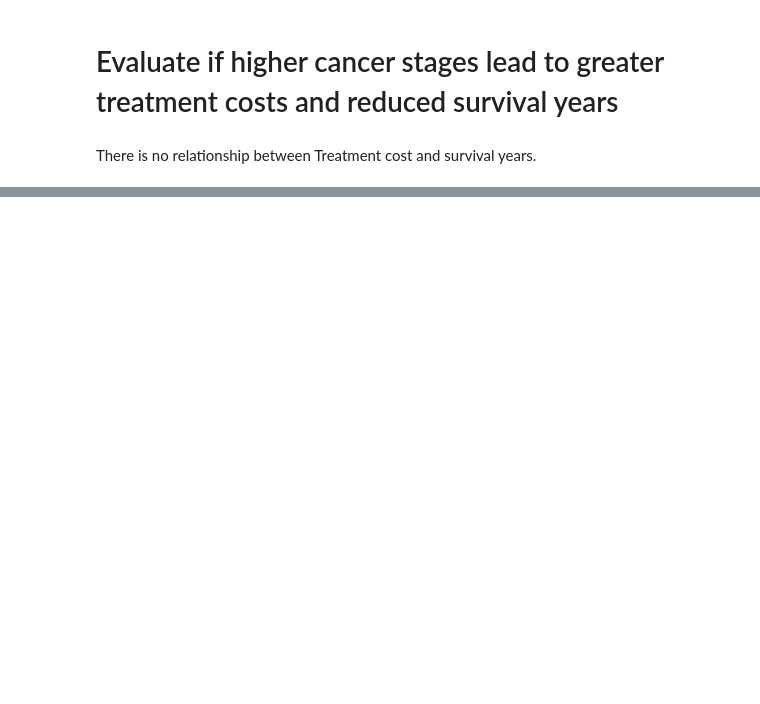
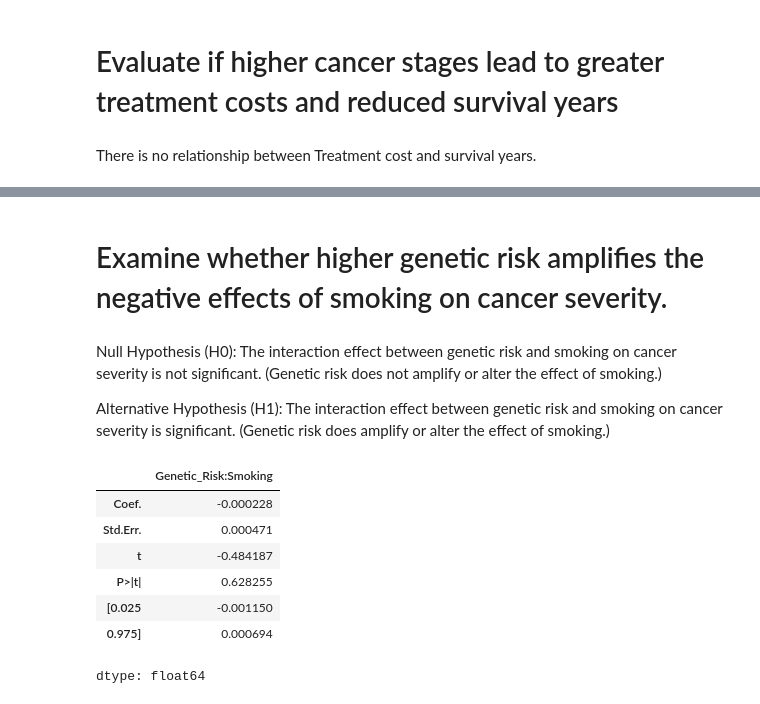
Before and after one commit to uneiz1103/global-cancer-eda-inferential-analysis, a Jupyter notebook: EDA_and_Inferential_Analysis.ipynb, the cells around one changed output, grey strips where cells are left out. Cells and saved outputs as stored; diff of their text form; code cells hidden in the pictures; blank space fills up the shorter version.

Commit message:
Final project update: Completed hypothesis testing, non-parametric comparison, and regression interaction analysis between Genetic Risk and Smoking

```diff
--- a/EDA_and_Inferential_Analysis.ipynb
+++ b/EDA_and_Inferential_Analysis.ipynb
@@ -571,0 +683,26 @@ Alternative Hypothesis (H1): At least one stage has a different survival duratio
+# %% [markdown]
+# Examine whether higher genetic risk amplifies the negative effects of smoking on cancer severity.
+# %% [markdown]
+Null Hypothesis (H0):
+The interaction effect between genetic risk and smoking on cancer severity is not significant.
+(Genetic risk does not amplify or alter the effect of smoking.)
+
+Alternative Hypothesis (H1):
+The interaction effect between genetic risk and smoking on cancer severity is significant.
+(Genetic risk does amplify or alter the effect of smoking.)
+# %%
+import statsmodels.formula.api as smf
+
+# Linear Regression
+model = smf.ols("Target_Severity_Score ~ Genetic_Risk * Smoking", data=data).fit()
+
+model.summary2().tables[1].loc["Genetic_Risk:Smoking"]
+# %% [output]
+|  | Genetic_Risk:Smoking |
+| Coef. | -0.000228 |
+| Std.Err. | 0.000471 |
+| t | -0.484187 |
+| P>|t| | 0.628255 |
+| [0.025 | -0.001150 |
+| 0.975] | 0.000694 |
+dtype: float64
```
Also changed, not shown: parts of 16 cells of this notebook.
